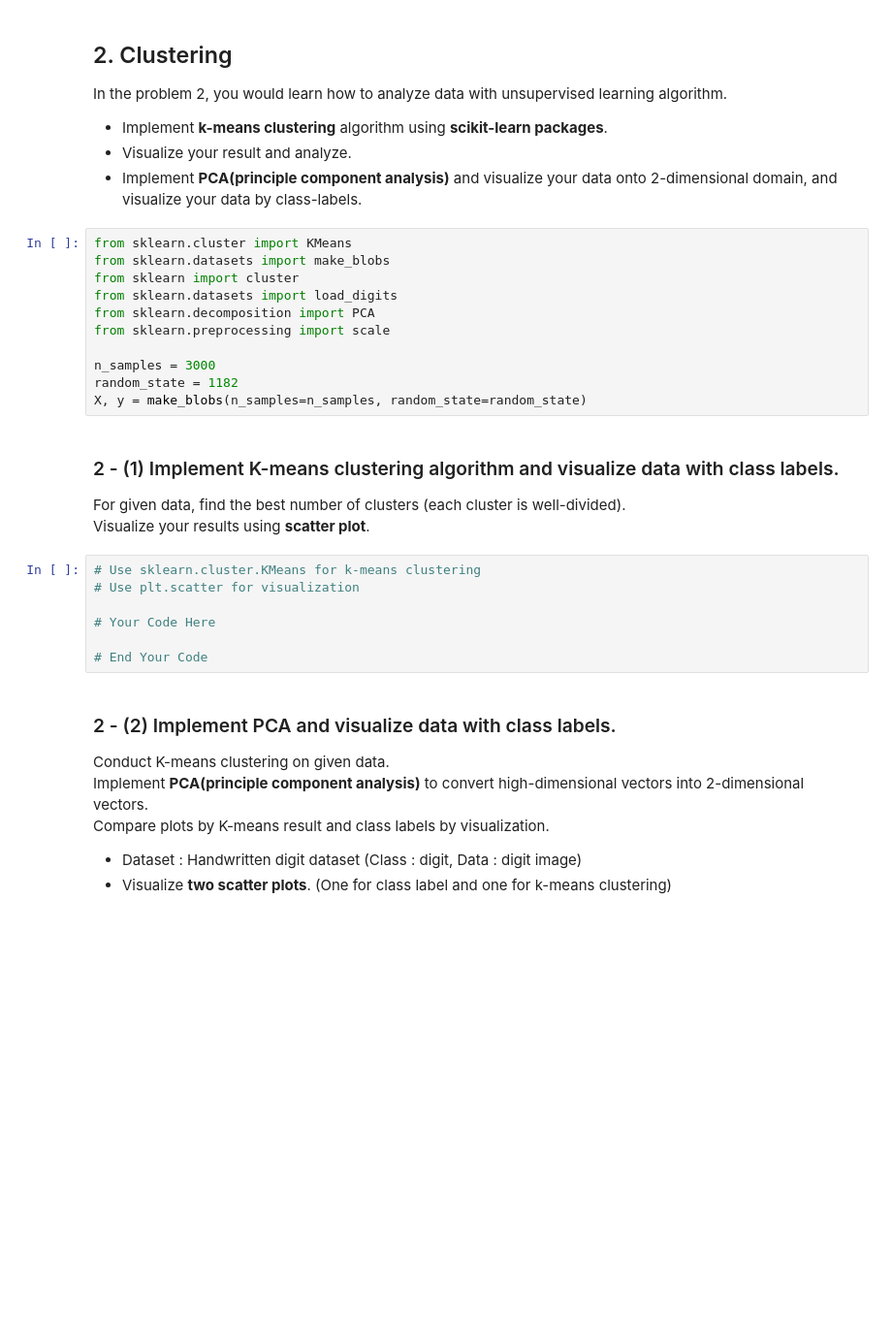
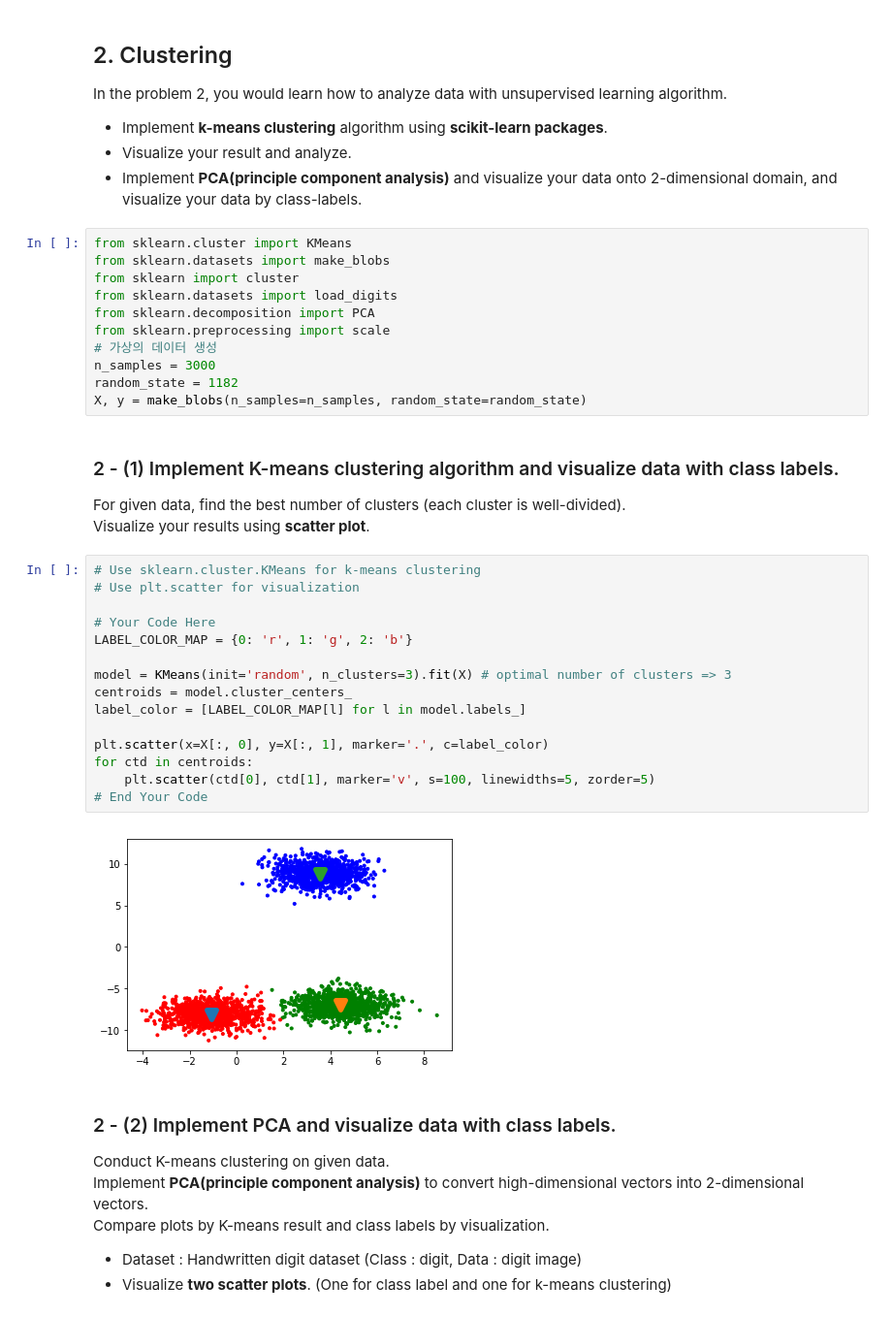
Before and after one commit to ZzanzuCodeFactory/ML_assignment, a Jupyter notebook: assignment3/HW3_2013190702_이찬주.ipynb, the cells around one changed output. Shown at 97% size. Cells and saved outputs as stored; diff of their text form; blank space fills up the shorter version.

```diff
--- a/assignment3/HW3_2013190702_이찬주.ipynb
+++ b/assignment3/HW3_2013190702_이찬주.ipynb
@@ -173,7 +207,7 @@ from sklearn import cluster
 from sklearn.datasets import load_digits
 from sklearn.decomposition import PCA
 from sklearn.preprocessing import scale
-
+# 가상의 데이터 생성
 n_samples = 3000
 random_state = 1182
 X, y = make_blobs(n_samples=n_samples, random_state=random_state)
@@ -181,13 +215,23 @@ X, y = make_blobs(n_samples=n_samples, random_state=random_state)
 ### 2 - (1) Implement K-means clustering algorithm and visualize data with class labels.
 For given data, find the best number of clusters (each cluster is well-divided). <br>
 Visualize your results using <b>scatter plot</b>.
-# %%
-# Use sklearn.cluster.KMeans for k-means clustering
-# Use plt.scatter for visualization
-
-# Your Code Here
-
-# End Your Code
+# %%
+# Use sklearn.cluster.KMeans for k-means clustering
+# Use plt.scatter for visualization
+
+# Your Code Here
+LABEL_COLOR_MAP = {0: 'r', 1: 'g', 2: 'b'}
+
+model = KMeans(init='random', n_clusters=3).fit(X) # optimal number of clusters => 3
+centroids = model.cluster_centers_
+label_color = [LABEL_COLOR_MAP[l] for l in model.labels_]
+
+plt.scatter(x=X[:, 0], y=X[:, 1], marker='.', c=label_color)
+for ctd in centroids:
+    plt.scatter(ctd[0], ctd[1], marker='v', s=100, linewidths=5, zorder=5)
+# End Your Code
+# %% [output]
+[figure, added]
 # %% [markdown]
 ### 2 - (2) Implement PCA and visualize data with class labels.
 Conduct K-means clustering on given data. <br>
```
Also changed, not shown: parts of 8 cells of this notebook, 1 other file.
